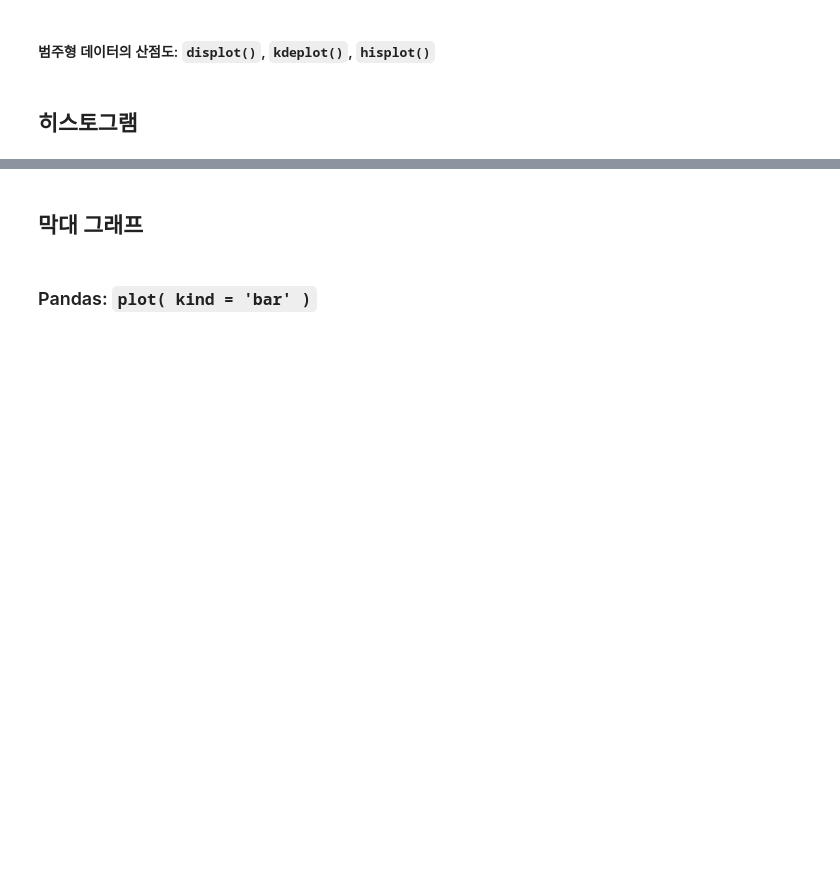
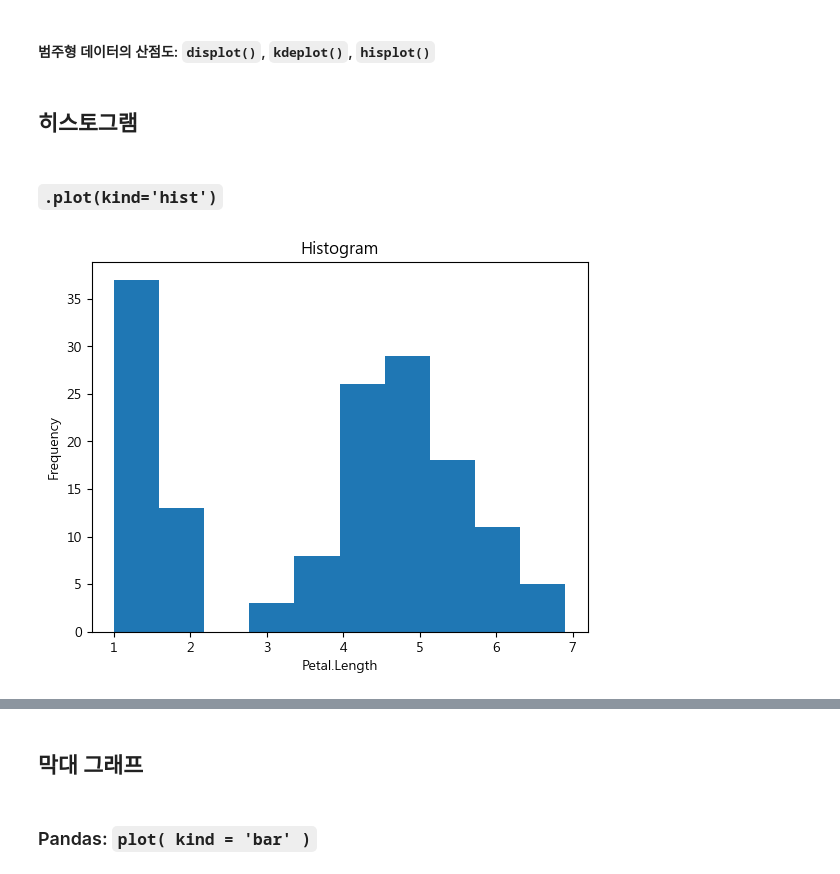
Before and after one commit to anjuiswhat/TIL, a Jupyter notebook: Python/시각화.ipynb, the cells around one changed output, grey strips where cells are left out. Drawn from its saved outputs; the diff is of its cells as text; code cells hidden in the pictures; blank space fills up the shorter version.

```diff
--- a/Python/시각화.ipynb
+++ b/Python/시각화.ipynb
@@ -210,3 +234,16 @@ plt.show()
 sns.distplot(titanic['fare'], kde = True)
 # %% [markdown]
 ## 히스토그램
+# %% [markdown]
+### `.plot(kind='hist')`
+# %%
+df_iris = pd.read_csv( 'C:\\Users\\Administrator\\GitHub\\TIL\\ADP_study\\rawdata\\iris.csv',
+                         index_col = 'Unnamed: 0' )
+# %%
+df_iris['Petal.Length'].plot( kind = 'hist' )
+
+plt.title('Histogram')
+plt.xlabel('Petal.Length')
+plt.show()
+# %% [output]
+[figure, added]
```
Also changed, not shown: parts of 5 cells of this notebook.
